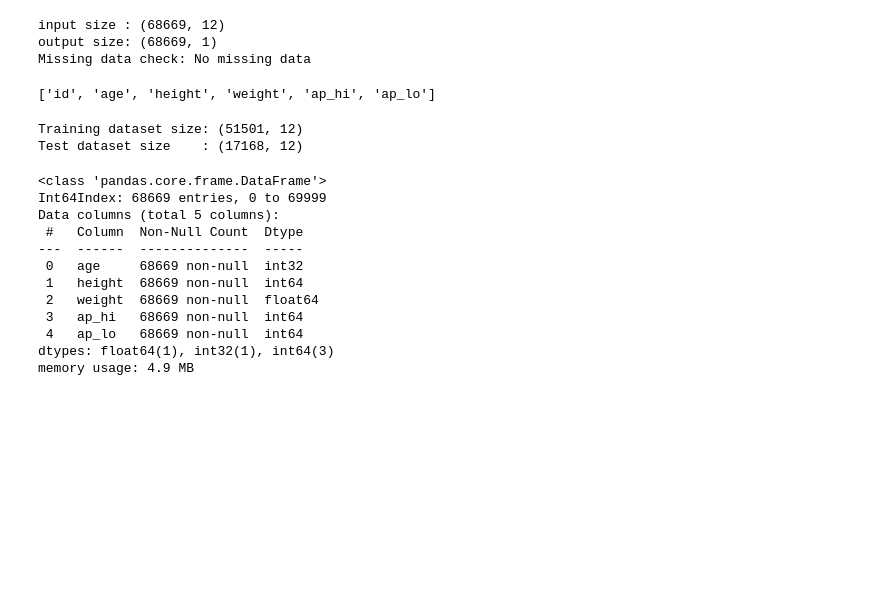
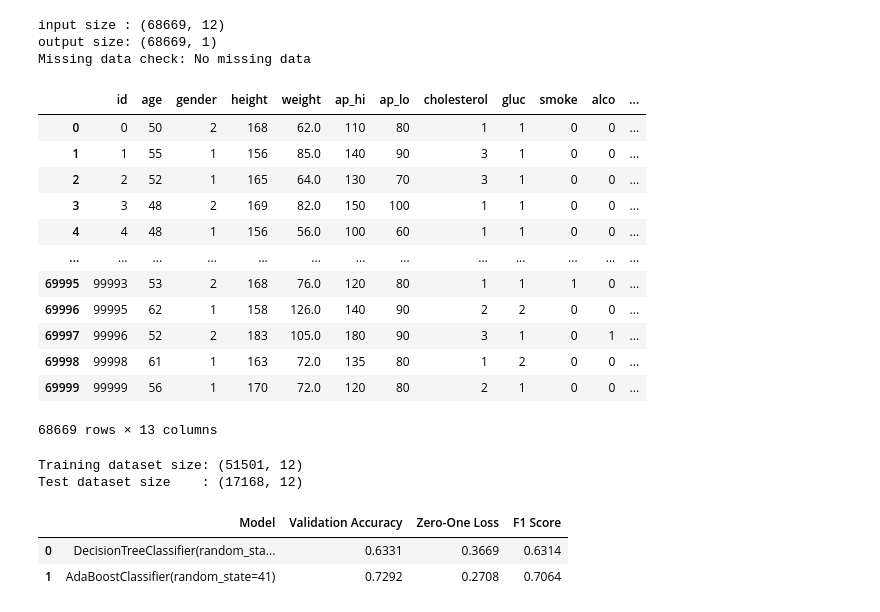
Before and after one commit to Dannyvannnn/IE0005, a Jupyter notebook: IE0005 Mini project.ipynb, the cells around one changed output. Cells and saved outputs as stored; diff of their text form; code cells hidden in the pictures; blank space fills up the shorter version.

```diff
--- a/IE0005 Mini project.ipynb
+++ b/IE0005 Mini project.ipynb
@@ -105,6 +106,10 @@ data['age']
 69999    56
 Name: age, Length: 70000, dtype: int32
 # %%
+
+
+learndata = data.copy(deep = True)
+
 data.describe()
 
 # There is data that is clearly too extreme (e.g highest systolic blood pressure is 16020)
@@ -155,3 +160,6 @@ data.drop(data[bad_aplo].index, inplace = True)
 data[bad_aplo].ap_lo.count() / data.ap_lo.count()
 # %% [output]
 0.0
+# %%
+learndata.drop(learndata[(learndata.ap_hi < 70) | (learndata.ap_hi > 200)].index, inplace = True)
+learndata.drop(learndata[(learndata.ap_lo < 40) | (learndata.ap_lo > 130)].index, inplace = True)
@@ -363,8 +384,22 @@ Missing data check: No missing data
 # %%
 numerical = data.select_dtypes(include = np.number).columns.tolist()
 categorical = data.select_dtypes(include = 'category').columns.tolist()
+
+learndata
 # %% [output]
+|  | id | age | gender | height | weight | ap_hi | ap_lo | cholesterol | gluc | smoke | alco | ... |
+| 0 | 0 | 50 | 2 | 168 | 62.0 | 110 | 80 | 1 | 1 | 0 | 0 | ... |
+| 1 | 1 | 55 | 1 | 156 | 85.0 | 140 | 90 | 3 | 1 | 0 | 0 | ... |
+| 2 | 2 | 52 | 1 | 165 | 64.0 | 130 | 70 | 3 | 1 | 0 | 0 | ... |
+| 3 | 3 | 48 | 2 | 169 | 82.0 | 150 | 100 | 1 | 1 | 0 | 0 | ... |
+| 4 | 4 | 48 | 1 | 156 | 56.0 | 100 | 60 | 1 | 1 | 0 | 0 | ... |
+| ... | ... | ... | ... | ... | ... | ... | ... | ... | ... | ... | ... | ... |
+| 69995 | 99993 | 53 | 2 | 168 | 76.0 | 120 | 80 | 1 | 1 | 1 | 0 | ... |
+| 69996 | 99995 | 62 | 1 | 158 | 126.0 | 140 | 90 | 2 | 2 | 0 | 0 | ... |
+| 69997 | 99996 | 52 | 2 | 183 | 105.0 | 180 | 90 | 3 | 1 | 0 | 1 | ... |
+| 69998 | 99998 | 61 | 1 | 163 | 72.0 | 135 | 80 | 1 | 2 | 0 | 0 | ... |
+| 69999 | 99999 | 56 | 1 | 170 | 72.0 | 120 | 80 | 2 | 1 | 0 | 0 | ... |
-['id', 'age', 'height', 'weight', 'ap_hi', 'ap_lo']
+68669 rows × 13 columns
 # %%
 
 X_train, X_test, y_train, y_test = train_test_split(X, y, test_size = 0.25, random_state = 42)
@@ -379,16 +414,23 @@ scaler = MinMaxScaler().fit(X_train[numerical])
 X_train[numerical] = scaler.transform(X_train[numerical])
 X_test[numerical] = scaler.transform(X_test[numerical])
 # %%
+classifiers = [DecisionTreeClassifier(random_state = 41), AdaBoostClassifier(random_state = 41)]
+
+def train_model(classifier):
+  model = classifier.fit(X_train, y_train)
+  train_pred = model.predict(X_train)
+  test_pred = model.predict(X_test)
+
+  test_accuracy = round(accuracy_score(y_test, test_pred), 4)
+  loss = round(zero_one_loss(y_test, test_pred), 4)
+  f1 = round(f1_score(y_test, test_pred, average = 'binary'), 4)
+
+  return str(classifier), test_accuracy, loss, f1
+
+base_df = pd.DataFrame([train_model(classifier) for classifier in classifiers],
+                       columns = ['Model', 'Validation Accuracy', 'Zero-One Loss', 'F1 Score'])
+base_df
 # %% [output]
-<class 'pandas.core.frame.DataFrame'>
-Int64Index: 68669 entries, 0 to 69999
-Data columns (total 5 columns):
- #   Column  Non-Null Count  Dtype
----  ------  --------------  -----
- 0   age     68669 non-null  int32
- 1   height  68669 non-null  int64
- 2   weight  68669 non-null  float64
- 3   ap_hi   68669 non-null  int64
- 4   ap_lo   68669 non-null  int64
-dtypes: float64(1), int32(1), int64(3)
-memory usage: 4.9 MB
+|  | Model | Validation Accuracy | Zero-One Loss | F1 Score |
+| 0 | DecisionTreeClassifier(random_sta... | 0.6331 | 0.3669 | 0.6314 |
+| 1 | AdaBoostClassifier(random_state=41) | 0.7292 | 0.2708 | 0.7064 |
```
Also changed, not shown: parts of 4 cells of this notebook.
